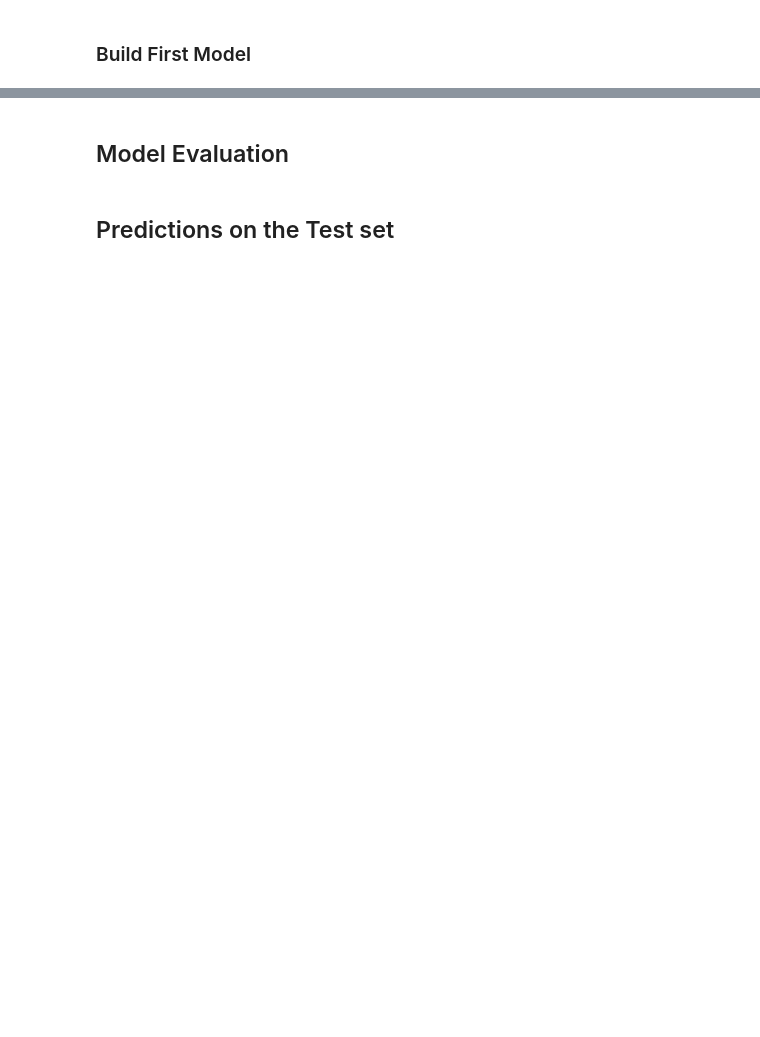
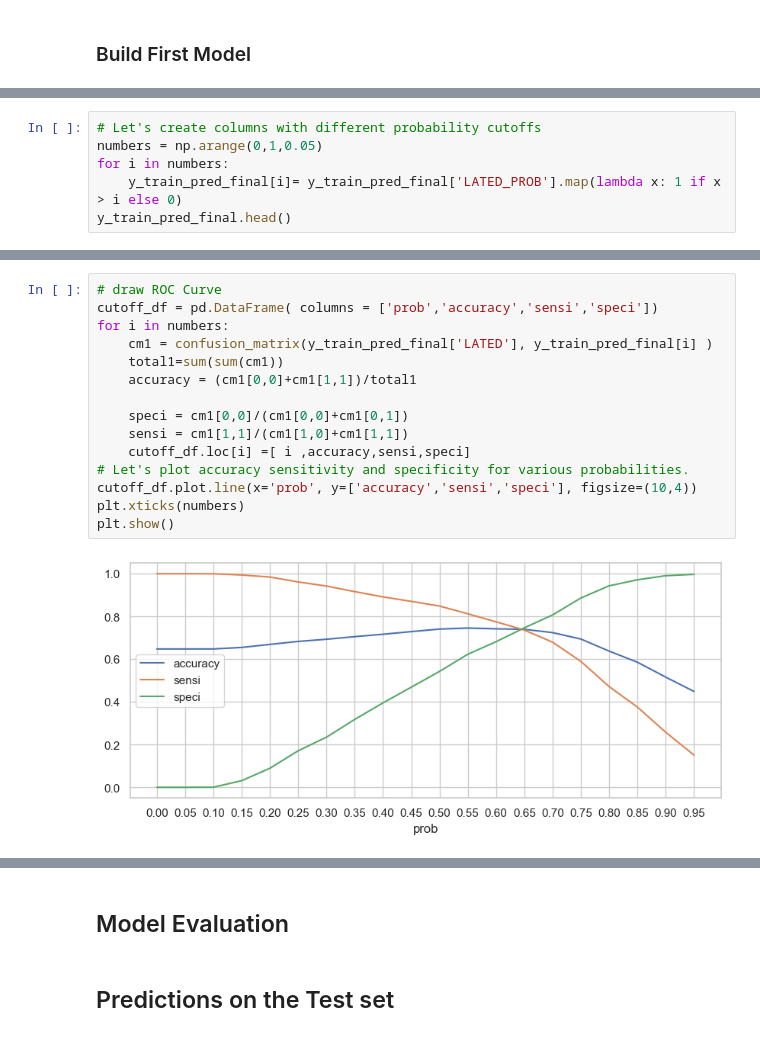
Before and after one commit to liemnh98/upGrad-Domain-Oriented-Case-Study, a Jupyter notebook: main_code.iPynb, the cells around one changed output, grey strips where cells are left out. Cells and saved outputs as stored; diff of their text form; blank space fills up the shorter version.

```diff
--- a/main_code.iPynb
+++ b/main_code.iPynb
@@ -684,0 +689,6 @@ vif.sort_values(by = "VIF", ascending = False)
+# %%
+# Let's create columns with different probability cutoffs
+numbers = np.arange(0,1,0.05)
+for i in numbers:
+    y_train_pred_final[i]= y_train_pred_final['LATED_PROB'].map(lambda x: 1 if x > i else 0)
+y_train_pred_final.head()
@@ -684,0 +703,17 @@ vif.sort_values(by = "VIF", ascending = False)
+# %%
+# draw ROC Curve
+cutoff_df = pd.DataFrame( columns = ['prob','accuracy','sensi','speci'])
+for i in numbers:
+    cm1 = confusion_matrix(y_train_pred_final['LATED'], y_train_pred_final[i] )
+    total1=sum(sum(cm1))
+    accuracy = (cm1[0,0]+cm1[1,1])/total1
+
+    speci = cm1[0,0]/(cm1[0,0]+cm1[0,1])
+    sensi = cm1[1,1]/(cm1[1,0]+cm1[1,1])
+    cutoff_df.loc[i] =[ i ,accuracy,sensi,speci]
+# Let's plot accuracy sensitivity and specificity for various probabilities.
+cutoff_df.plot.line(x='prob', y=['accuracy','sensi','speci'], figsize=(10,4))
+plt.xticks(numbers)
+plt.show()
+# %% [output]
+[figure, added]
```
Also changed, not shown: parts of 19 cells of this notebook.
